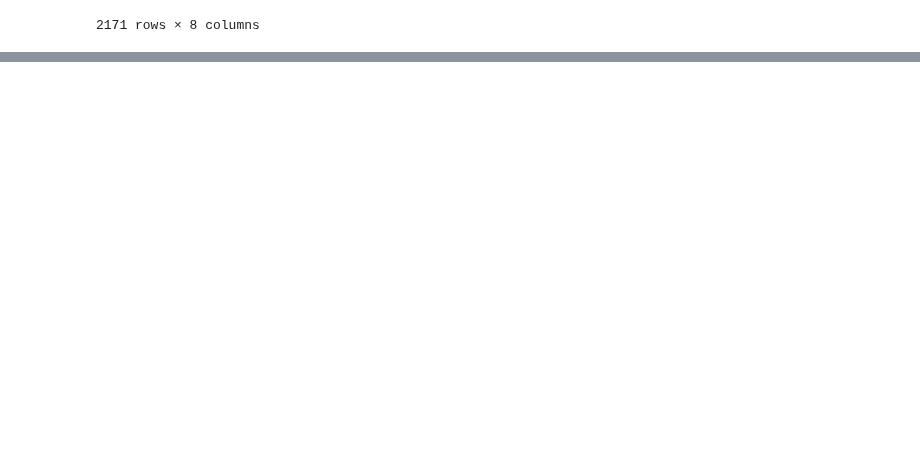
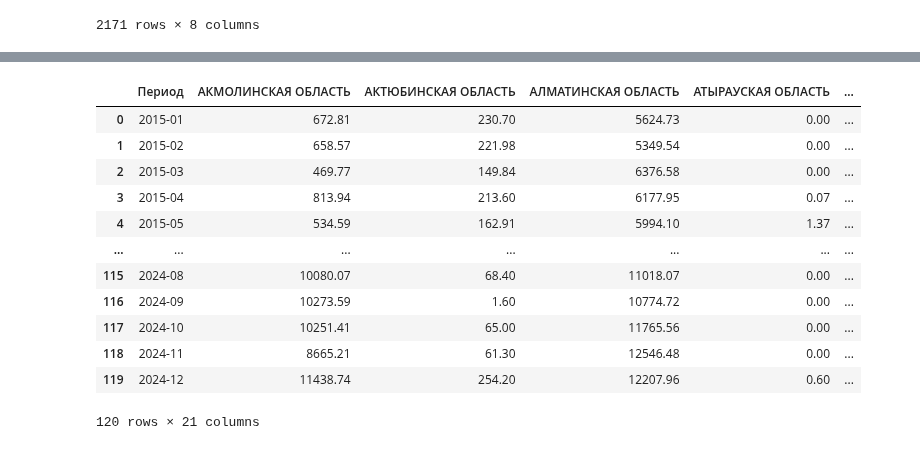
Before and after one commit to Madi147/ICC, a Jupyter notebook: Models/Птицы/Датасет птица.ipynb, the cells around one changed output, grey strips where cells are left out. Saved outputs shown, nothing was run; the diff lists cells and outputs as text; code cells hidden in the pictures; blank space fills up the shorter version.

```diff
--- a/Models/Птицы/Датасет птица.ipynb
+++ b/Models/Птицы/Датасет птица.ipynb
@@ -129,2 +129,35 @@ df_bird.sample(10)
 # %%
 df_bird.to_excel("Датасет по птице.xlsx", index=False)
+# %%
+# 1) приведение типов
+df = df_bird.copy()
+df["Период"] = pd.to_datetime(df["Период"], format="%Y-%m", errors="coerce")
+df["Птица"] = pd.to_numeric(df["Птица"], errors="coerce")
+
+# 2) wide-таблица: строки — месяцы, столбцы — регионы, значения — КРС
+df_bird_wide = (df
+        .pivot_table(index="Период", columns="Регион", values="Птица", aggfunc="sum")  # если дублей нет — можно aggfunc="first"
+        .sort_index())
+# 3) Убираем лишний уровень индекса у колонок
+df_bird_wide.columns.name = None
+
+# 4) Возвращаем "Период" в строковый формат YYYY-MM
+df_bird_wide = df_bird_wide.reset_index()
+df_bird_wide["Период"] = df_bird_wide["Период"].dt.strftime("%Y-%m")
+
+df_bird_wide.to_excel("Датасет по птице wide.xlsx", index=False)
+df_bird_wide
+# %% [output]
+|  | Период | АКМОЛИНСКАЯ ОБЛАСТЬ | АКТЮБИНСКАЯ ОБЛАСТЬ | АЛМАТИНСКАЯ ОБЛАСТЬ | АТЫРАУСКАЯ ОБЛАСТЬ | ... |
+| 0 | 2015-01 | 672.81 | 230.70 | 5624.73 | 0.00 | ... |
+| 1 | 2015-02 | 658.57 | 221.98 | 5349.54 | 0.00 | ... |
+| 2 | 2015-03 | 469.77 | 149.84 | 6376.58 | 0.00 | ... |
+| 3 | 2015-04 | 813.94 | 213.60 | 6177.95 | 0.07 | ... |
+| 4 | 2015-05 | 534.59 | 162.91 | 5994.10 | 1.37 | ... |
+| ... | ... | ... | ... | ... | ... | ... |
+| 115 | 2024-08 | 10080.07 | 68.40 | 11018.07 | 0.00 | ... |
+| 116 | 2024-09 | 10273.59 | 1.60 | 10774.72 | 0.00 | ... |
+| 117 | 2024-10 | 10251.41 | 65.00 | 11765.56 | 0.00 | ... |
+| 118 | 2024-11 | 8665.21 | 61.30 | 12546.48 | 0.00 | ... |
+| 119 | 2024-12 | 11438.74 | 254.20 | 12207.96 | 0.60 | ... |
+120 rows × 21 columns
```
Also changed, not shown: parts of 2 cells of this notebook, 29 other files.
